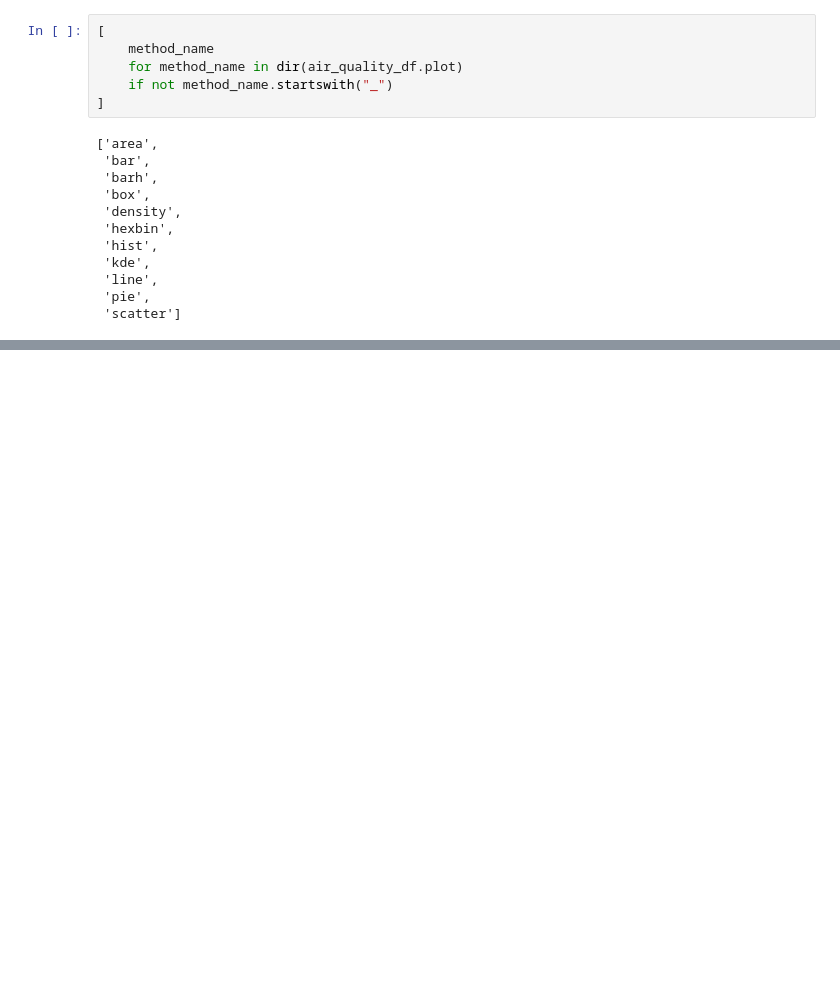
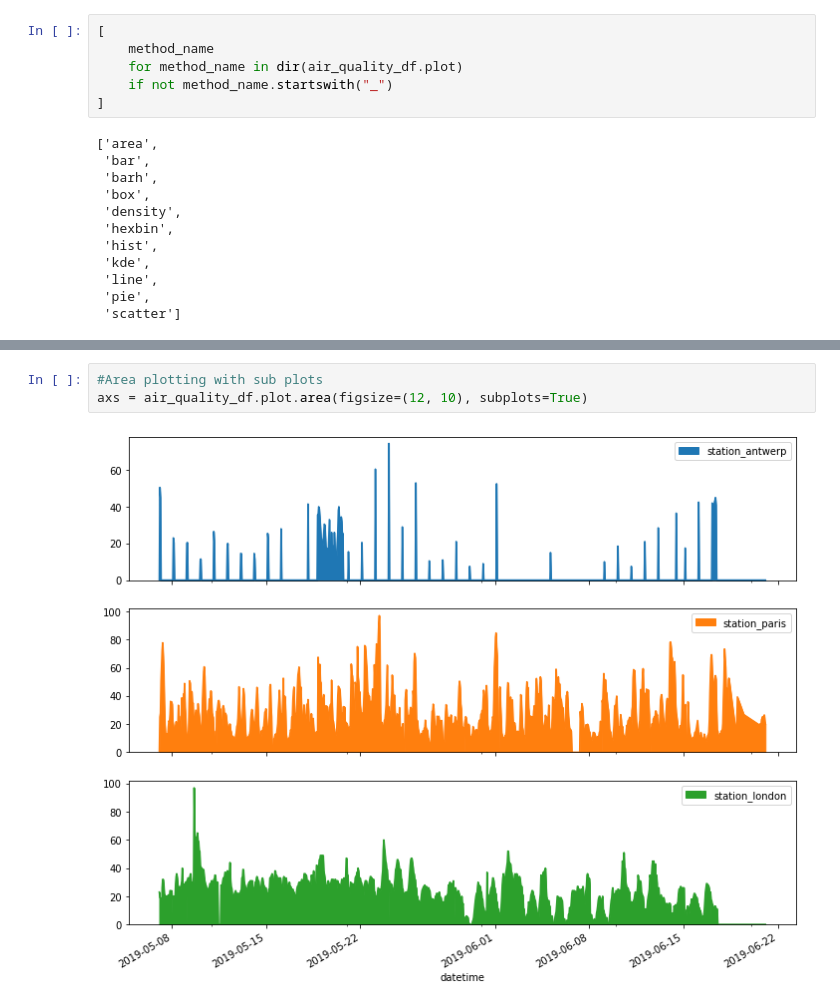
Before and after one commit to mubinui/PandasAdvanced, a Jupyter notebook: PandasAZ02.ipynb, the cells around one changed output, grey strips where cells are left out. Cells and saved outputs as stored; diff of their text form; blank space fills up the shorter version.

```diff
--- a/PandasAZ02.ipynb
+++ b/PandasAZ02.ipynb
@@ -55,0 +63,5 @@ air_quality_df.plot.scatter(x='station_london', y = 'station_paris', alpha=0.5,c
+# %%
+#Area plotting with sub plots
+axs = air_quality_df.plot.area(figsize=(12, 10), subplots=True)
+# %% [output]
+[figure, added]
```
Also changed, not shown: parts of 7 cells of this notebook.
